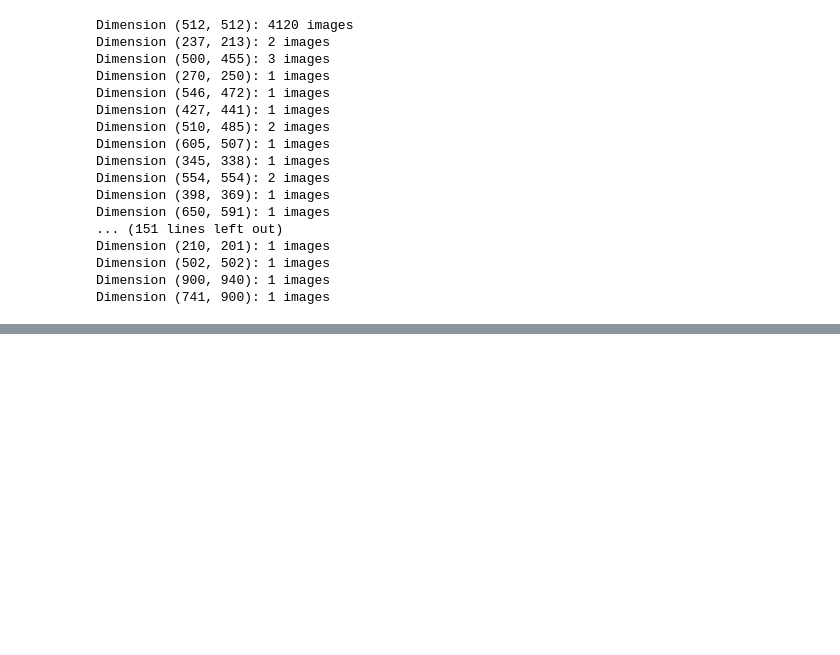
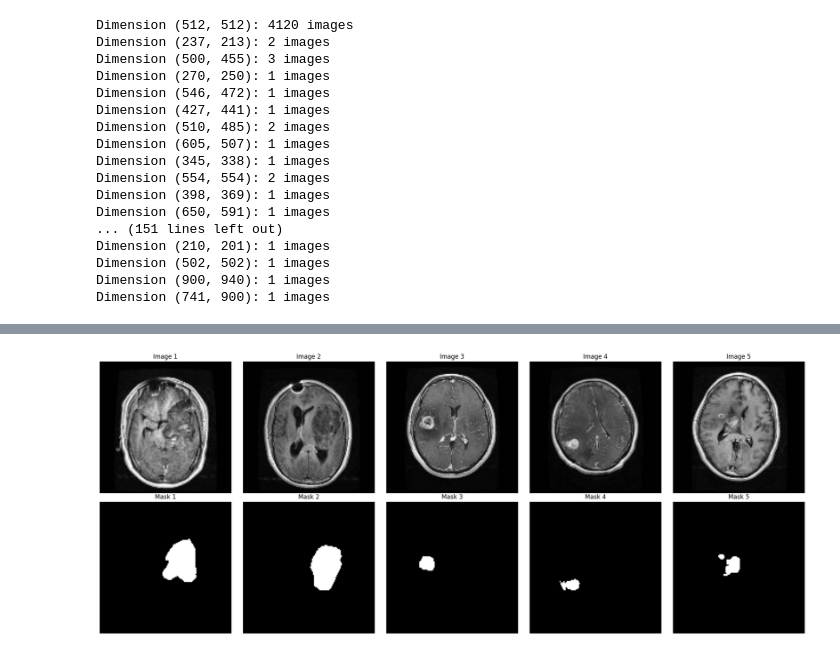
Before and after one commit to Ahtesham-Ibne-Mostafa/Brain_Tumor_Segmentation_and_Classification_Using_BRISC_Dataset, a Jupyter notebook: Brisc.ipynb, the cells around one changed output, grey strips where cells are left out. Cells and saved outputs as stored; diff of their text form; code cells hidden in the pictures; blank space fills up the shorter version.

```diff
--- a/Brisc.ipynb
+++ b/Brisc.ipynb
@@ -615,0 +468,19 @@ print("Output shape:", output.shape)  # Should be [1, 1, 128, 128]
+# %%
+image_dir = r'E:\brisc2025_enhanced_128\segmentation_task\train\images'
+mask_dir = r'E:\brisc2025_enhanced_128\segmentation_task\train\masks'
+
+image_files = [f for f in os.listdir(image_dir) if f.endswith('.jpg')]
+mask_files = [f for f in os.listdir(mask_dir) if f.endswith('.png')]
+
+image_basenames = {os.path.splitext(f)[0]: f for f in image_files}
+mask_basenames = {os.path.splitext(f)[0]: f for f in mask_files}
+
+common_keys = set(image_basenames.keys()) & set(mask_basenames.keys())
+
+data = []
+for key in sorted(common_keys):
+    image_path = os.path.join(image_dir, image_basenames[key])
+    mask_path = os.path.join(mask_dir, mask_basenames[key])
+    data.append({'image_path': image_path, 'mask_path': mask_path})
+
+df = pd.DataFrame(data)
@@ -615,0 +503,23 @@ print("Output shape:", output.shape)  # Should be [1, 1, 128, 128]
+# %%
+plt.figure(figsize=(20, 8))
+
+for i in range(5):
+    image = cv2.imread(df.iloc[i]['image_path'])
+    image = cv2.cvtColor(image, cv2.COLOR_BGR2RGB)
+
+    mask = cv2.imread(df.iloc[i]['mask_path'], cv2.IMREAD_GRAYSCALE)
+
+    plt.subplot(2, 5, i + 1)
+    plt.imshow(image)
+    plt.axis('off')
+    plt.title(f"Image {i+1}")
+
+    plt.subplot(2, 5, i + 6)
+    plt.imshow(mask, cmap='gray')
+    plt.axis('off')
+    plt.title(f"Mask {i+1}")
+
+plt.tight_layout()
+plt.show()
+# %% [output]
+[figure, added]
```
Also changed, not shown: parts of 15 cells of this notebook.
